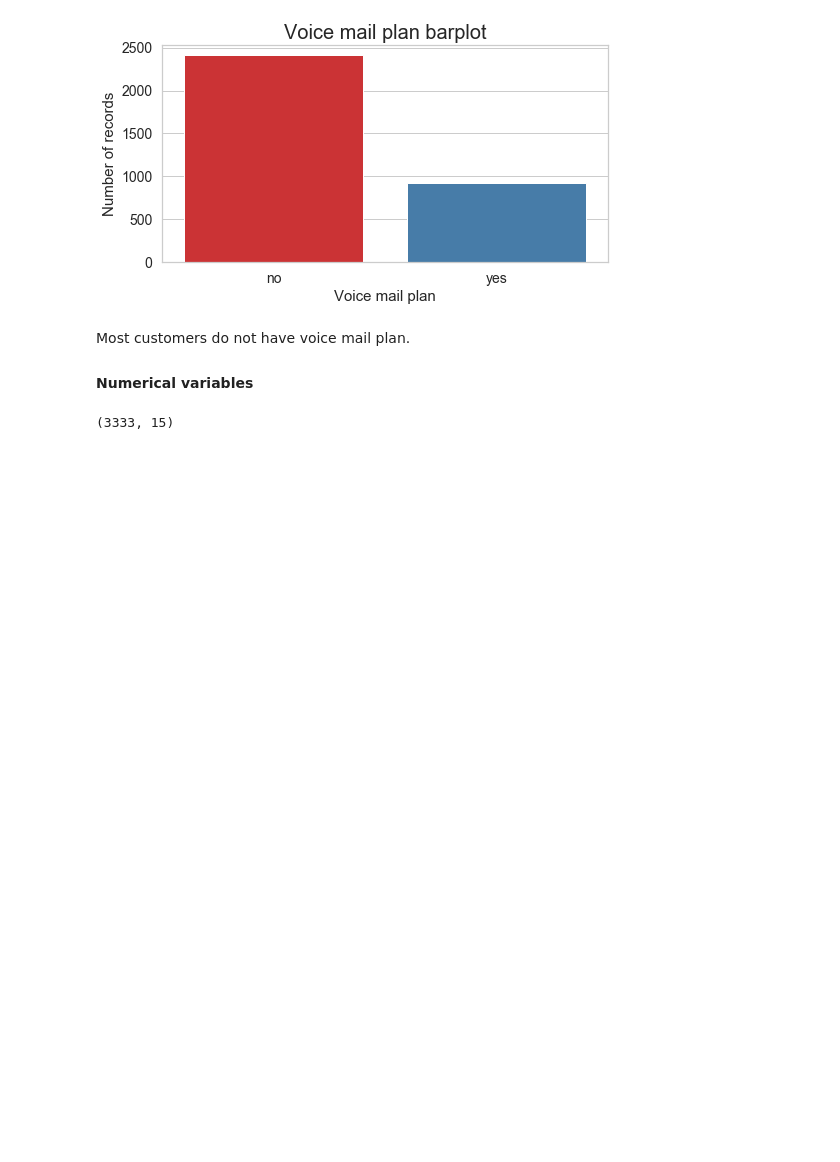
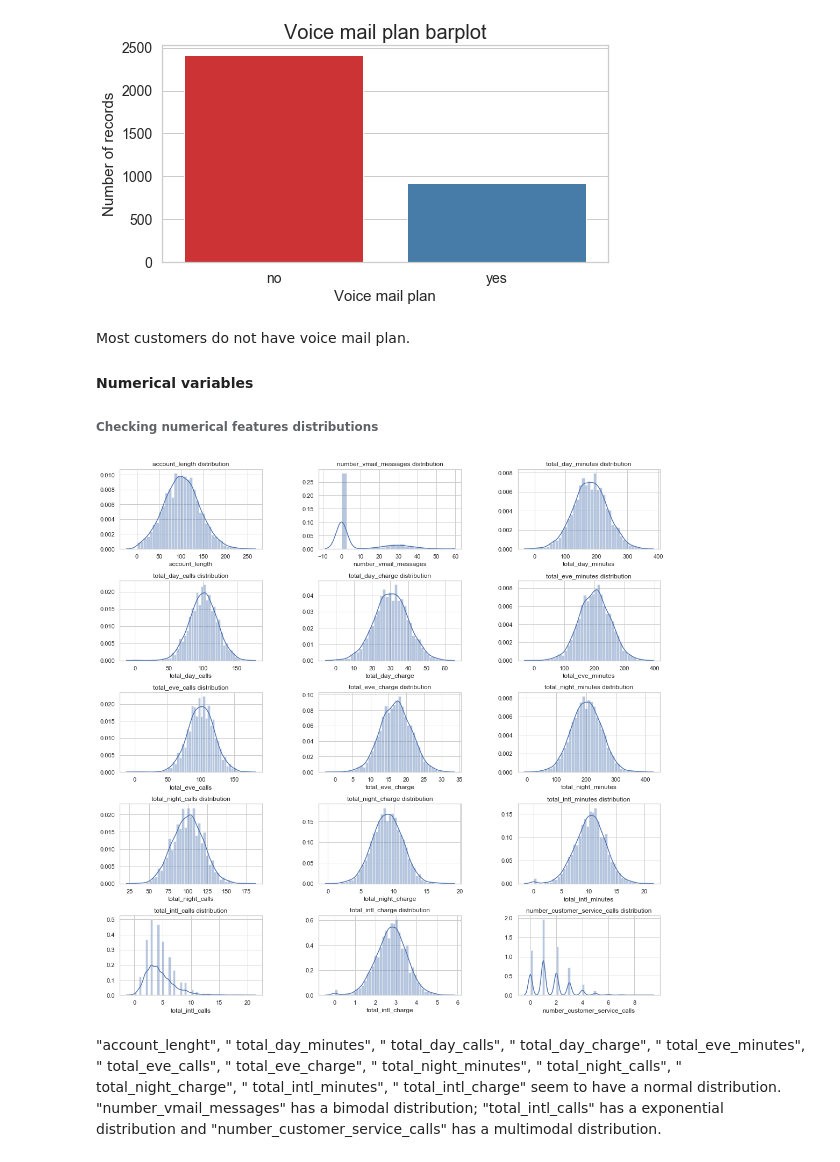
Before and after one commit to naiaraap/Predicting_Customer_Churn_in_Telecommunication_Operators, a Jupyter notebook: Predicting_Customer_Churn_in_Telecom_Operators.ipynb, the cells around one changed output. Drawn from its saved outputs; the diff is of its cells as text; code cells hidden in the pictures; blank space fills up the shorter version.

```diff
--- a/Predicting_Customer_Churn_in_Telecom_Operators.ipynb
+++ b/Predicting_Customer_Churn_in_Telecom_Operators.ipynb
@@ -288,7 +288,27 @@ plt.show()
 # %% [markdown]
 Most customers do not have voice mail plan.
 #### Numerical variables
+###### Checking numerical features distributions
-# %%
-df_train_num.shape
-# %% [output]
-(3333, 15)
+# %%
+# Features histograms and kde
+df = df_train_num
+fig, axs = plt.subplots(ncols=3, nrows=5)
+plt.subplots_adjust(hspace = 0.4, wspace = 0.4)
+fig.set_size_inches(18, 18, forward=True)
+
+count = 0
+
+for i in range(5):
+    for j in range(3):
+        plt.sca(ax=axs[i][j])
+        if count < df.shape[1]:
+            col = df.columns[count]
+            sns.distplot(df[col]).set_title(col +' distribution')
+        else:
+            break
+
+        count +=1
+# %% [output]
+[figure, added]
+# %% [markdown]
+"account_lenght", " total_day_minutes", " total_day_calls", " total_day_charge", " total_eve_minutes", " total_eve_calls", " total_eve_charge", " total_night_minutes", " total_night_calls", " total_night_charge", " total_intl_minutes", " total_intl_charge" seem to have a normal distribution. "number_vmail_messages" has a bimodal distribution; "total_intl_calls" has a exponential distribution and "number_customer_service_calls" has a multimodal distribution.
```
